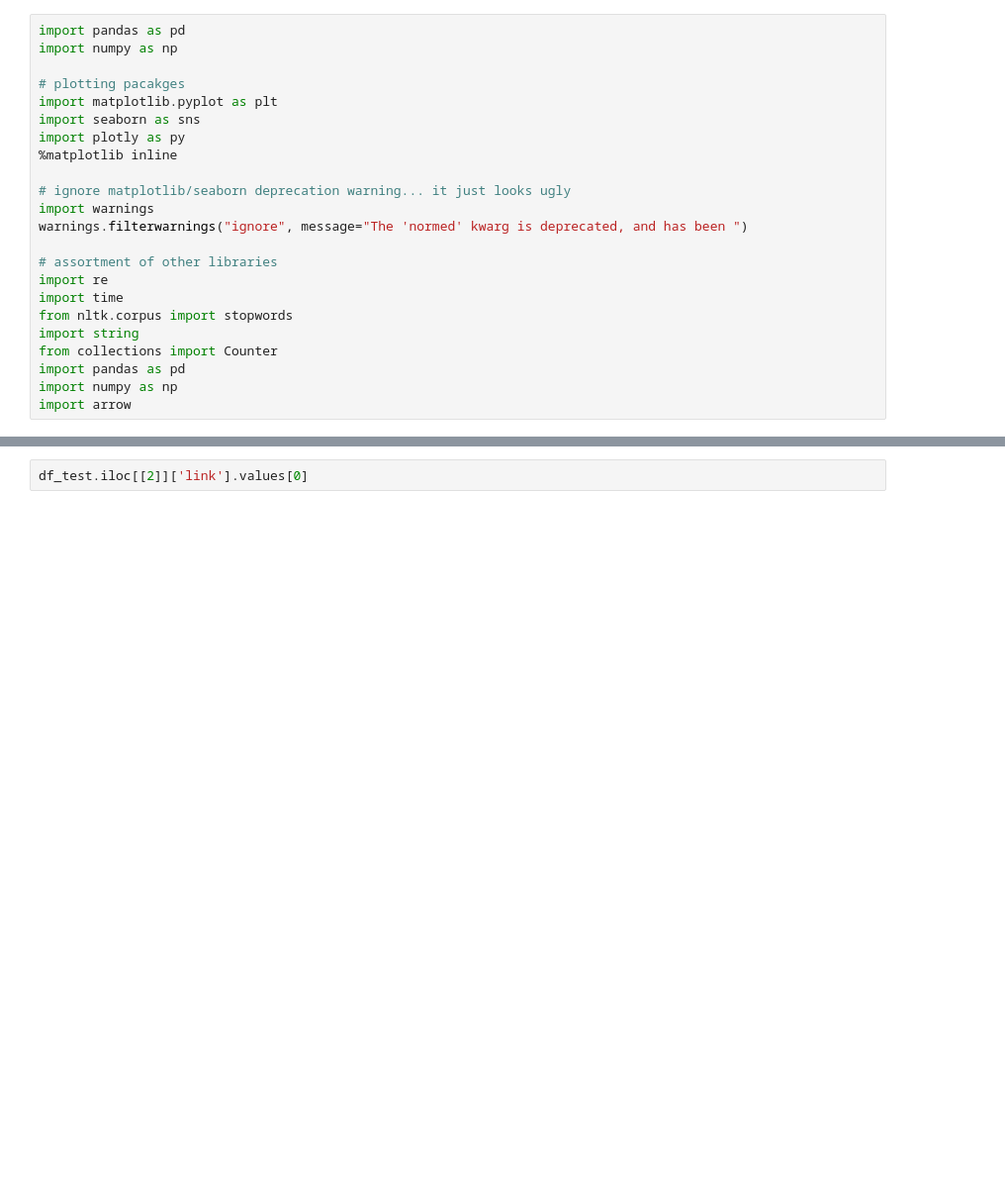
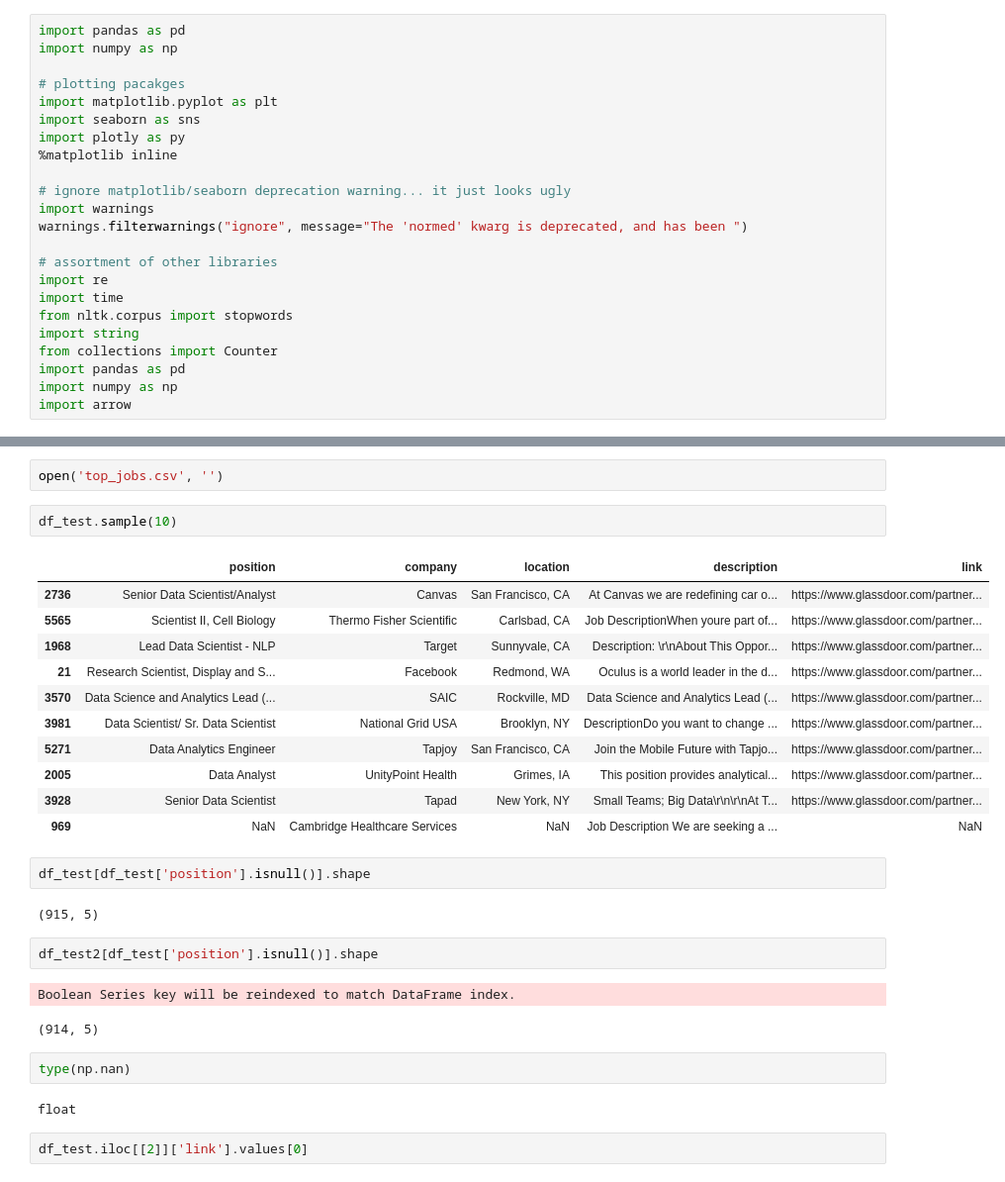
Before and after one commit to dskarbrevik/Data-Science-Job-Board, a Jupyter notebook: Processing scraped jobs.ipynb, the cells around one changed output, grey strips where cells are left out. Shown: that part at 99% size. Drawn from its saved outputs; the diff is of its cells as text; blank space fills up the shorter version.

```diff
--- a/Processing scraped jobs.ipynb
+++ b/Processing scraped jobs.ipynb
@@ -64,3 +80,32 @@ df_test.iloc[[1]]['link'].values[0]
+# %%
+open('top_jobs.csv', '')
+# %%
+df_test.sample(10)
+# %% [output]
+|  | position | company | location | description | link |
+| 2736 | Senior Data Scientist/Analyst | Canvas | San Francisco, CA | At Canvas we are redefining car o... | https://www.glassdoor.com/partner... |
+| 5565 | Scientist II, Cell Biology | Thermo Fisher Scientific | Carlsbad, CA | Job DescriptionWhen youre part of... | https://www.glassdoor.com/partner... |
+| 1968 | Lead Data Scientist - NLP | Target | Sunnyvale, CA | Description: \r\nAbout This Oppor... | https://www.glassdoor.com/partner... |
+| 21 | Research Scientist, Display and S... | Facebook | Redmond, WA | Oculus is a world leader in the d... | https://www.glassdoor.com/partner... |
+| 3570 | Data Science and Analytics Lead (... | SAIC | Rockville, MD | Data Science and Analytics Lead (... | https://www.glassdoor.com/partner... |
+| 3981 | Data Scientist/ Sr. Data Scientist | National Grid USA | Brooklyn, NY | DescriptionDo you want to change ... | https://www.glassdoor.com/partner... |
+| 5271 | Data Analytics Engineer | Tapjoy | San Francisco, CA | Join the Mobile Future with Tapjo... | https://www.glassdoor.com/partner... |
+| 2005 | Data Analyst | UnityPoint Health | Grimes, IA | This position provides analytical... | https://www.glassdoor.com/partner... |
+| 3928 | Senior Data Scientist | Tapad | New York, NY | Small Teams; Big Data\r\n\r\nAt T... | https://www.glassdoor.com/partner... |
+| 969 | NaN | Cambridge Healthcare Services | NaN | Job Description We are seeking a ... | NaN |
+# %%
+df_test[df_test['position'].isnull()].shape
+# %% [output]
+(915, 5)
+# %%
+df_test2[df_test['position'].isnull()].shape
+# %% [output]
+Boolean Series key will be reindexed to match DataFrame index.
+(914, 5)
+# %%
+type(np.nan)
+# %% [output]
+float
 # %%
 df_test.iloc[[2]]['link'].values[0]
 # %% [output]
```
Also changed, not shown: parts of 10 cells of this notebook, 10 other files.
